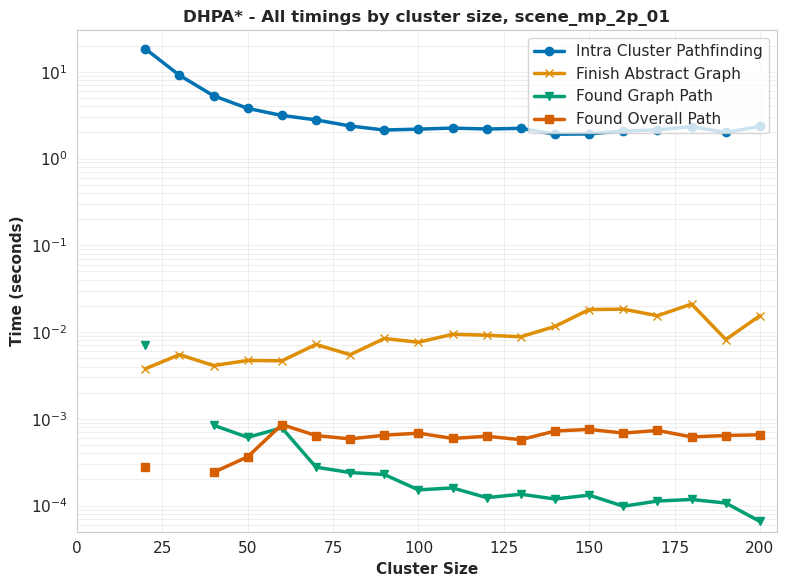
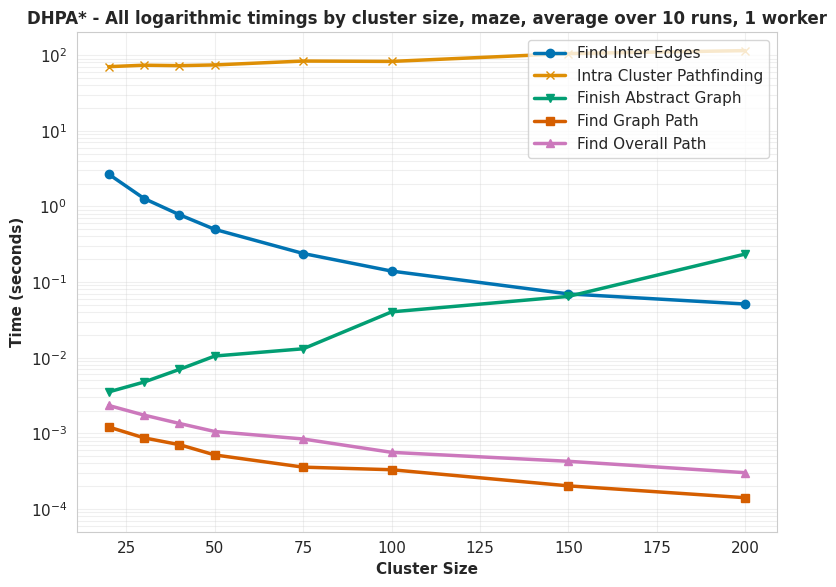
Unified diff of the notebook cell whose output changed from the first chart to the second:
--- before
+++ after
@@ -37,8 +37,8 @@
     ax.set_xlabel('Cluster Size', fontsize=11, fontweight='bold')
     ax.set_ylabel('Time (seconds)', fontsize=11, fontweight='bold')
-    ax.set_title(f'{algo.upper()}* - All timings by cluster size, scene_mp_2p_01', fontsize=12, fontweight='bold')
+    ax.set_title(f'{algo.upper()}* - All logarithmic timings by cluster size, maze, average over 10 runs, 1 worker', fontsize=12, fontweight='bold')
     ax.set_yscale('log')
-    ax.set_ylim([5e-5, 30])
-    ax.set_xlim([0, 205])
+    ax.set_ylim([5e-5, 2e2])
+    # ax.set_xlim([10, 205])
     ax.legend(fontsize=11, loc='upper right')
     ax.grid(True, alpha=0.3, which='both')

Commit: fix